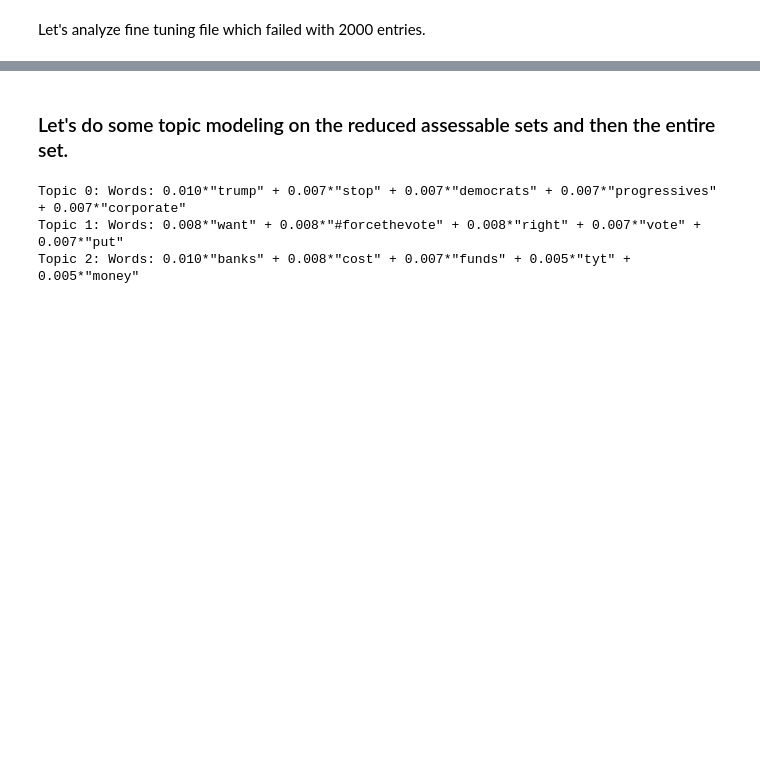
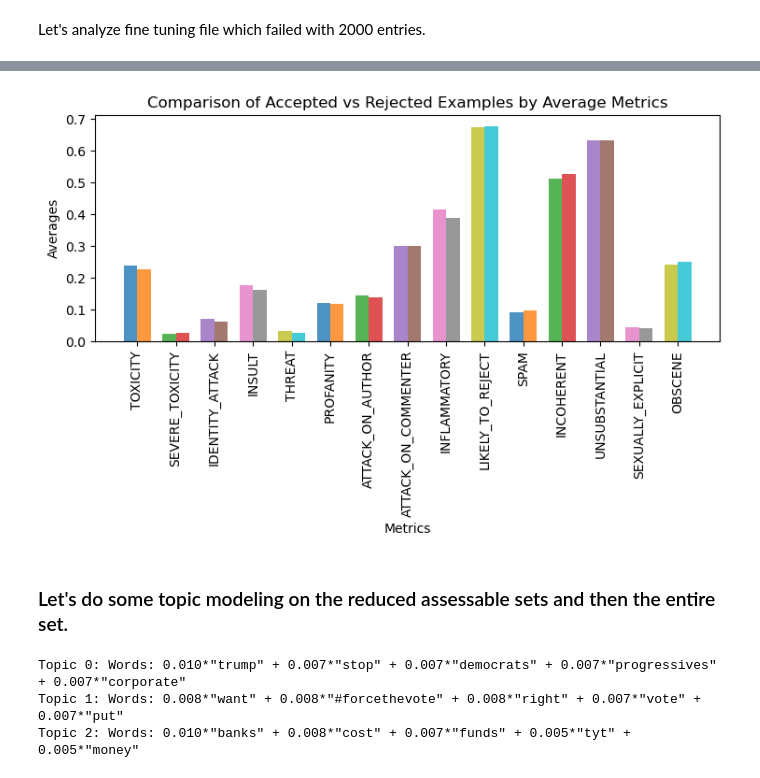
Before and after one commit to danielrosen29/PoliticalYouTube_LLM, a Jupyter notebook: src/300_rejected_content_exploration.ipynb, the cells around one changed output, grey strips where cells are left out. Cells and saved outputs as stored; diff of their text form; code cells hidden in the pictures; blank space fills up the shorter version.

```diff
--- a/src/300_rejected_content_exploration.ipynb
+++ b/src/300_rejected_content_exploration.ipynb
@@ -183,0 +131,3 @@ NameError: name 'toxicity_scores_rejected_cleaned' is not defined
+# %%
+accepted_line_df = pd.DataFrame(perspective_scores_accepted_lines)
+accepted_line_df
@@ -184,3 +150,47 @@ NameError: name 'toxicity_scores_rejected_cleaned' is not defined
+# %%
+perspective_scores_rejected_lines = score_list(flagged_line_data)
+rejected_line_df = pd.DataFrame(perspective_scores_rejected_lines)
+rejected_line_df.to_json('../data/cleaned/rejected_line_scores.json')
+# %%
+def create_combined_bar_plot(metrics, accepted_lines_dict, rejected_lines_dict):
+    # Calculate the number of metrics
+    num_metrics = len(metrics)
+
+    # Plot settings
+    bar_width = 0.35
+    opacity = 0.8
+    index = np.arange(num_metrics)
+
+    # Creating the figure and axes
+    fig, ax = plt.subplots(figsize=(10, 5))  # Adjust the figure size as needed
+
+    for i, metric in enumerate(metrics):
+        # Calculate averages for each metric
+        accepted_average = np.mean(accepted_lines_dict[metric])
+        rejected_average = np.mean(rejected_lines_dict[metric])
+
+        # Creating the bar plots for each metric
+        ax.bar(index[i] - bar_width/2, accepted_average, bar_width, alpha=opacity, label='Accepted Examples' if i == 0 else "")
+        ax.bar(index[i] + bar_width/2, rejected_average, bar_width, alpha=opacity, label='Rejected Examples' if i == 0 else "")
+
+    # Setting labels and titles
+    ax.set_xlabel('Metrics')
+    ax.set_ylabel('Averages')
+    ax.set_title('Comparison of Accepted vs Rejected Examples by Average Metrics')
+
+    # Setting x-ticks
+    ax.set_xticks(index)
+    ax.set_xticklabels(metrics, rotation=90)
+
+    # Ensuring layout is tight
+    fig.tight_layout(rect=[0, 0, 0.75, 1])  # Adjust rect as needed to fit the legend
+
+    # Displaying the plot
+    plt.show()
+# %%
+create_combined_bar_plot(accepted_line_df.columns, accepted_line_df, rejected_line_df)
+# %% [output]
+[figure, added]
 # %% [markdown]
 ### Let's do some topic modeling on the reduced assessable sets and then the entire set.
 # %%
```
Also changed, not shown: parts of 21 cells of this notebook, 5 other files.
